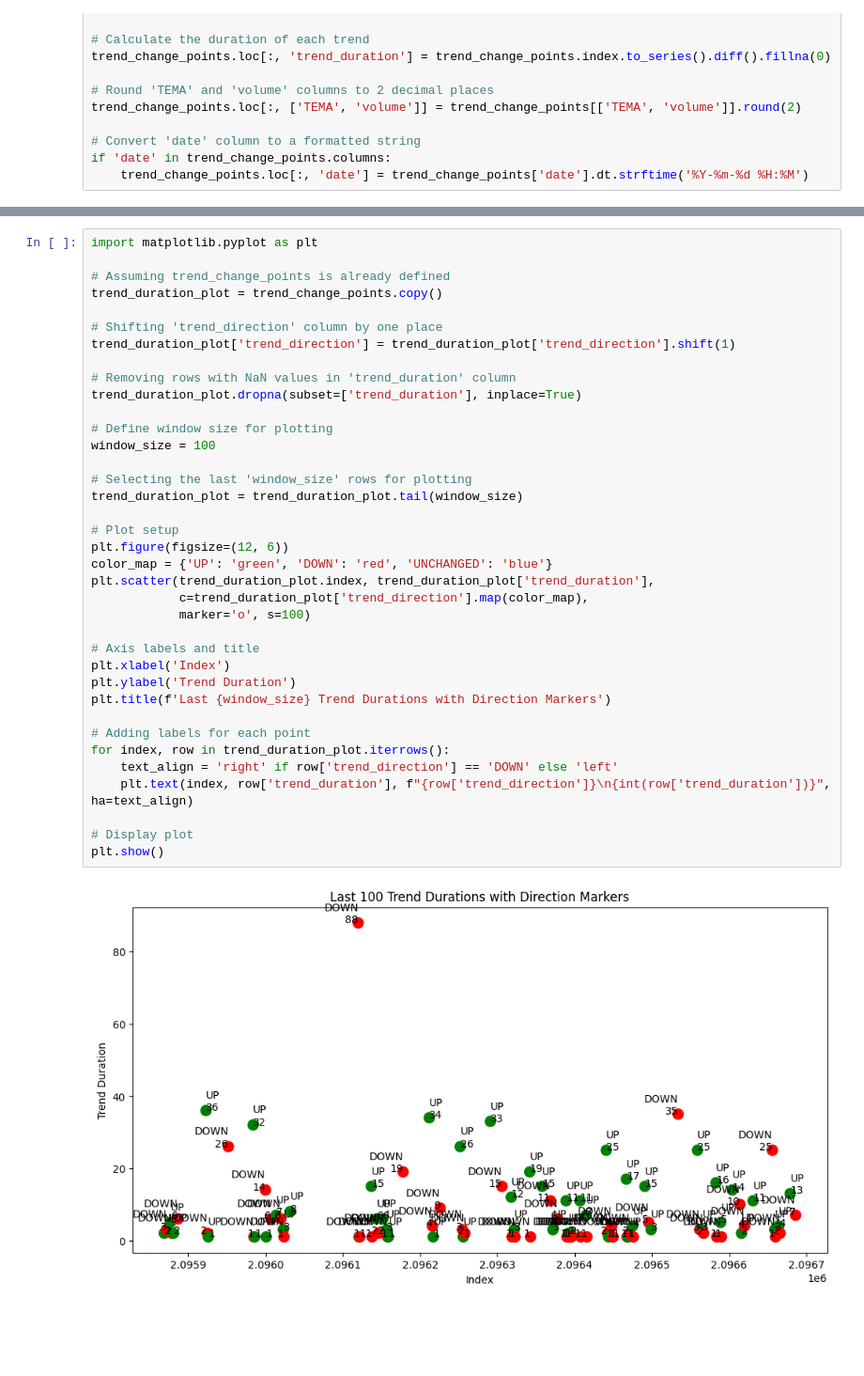
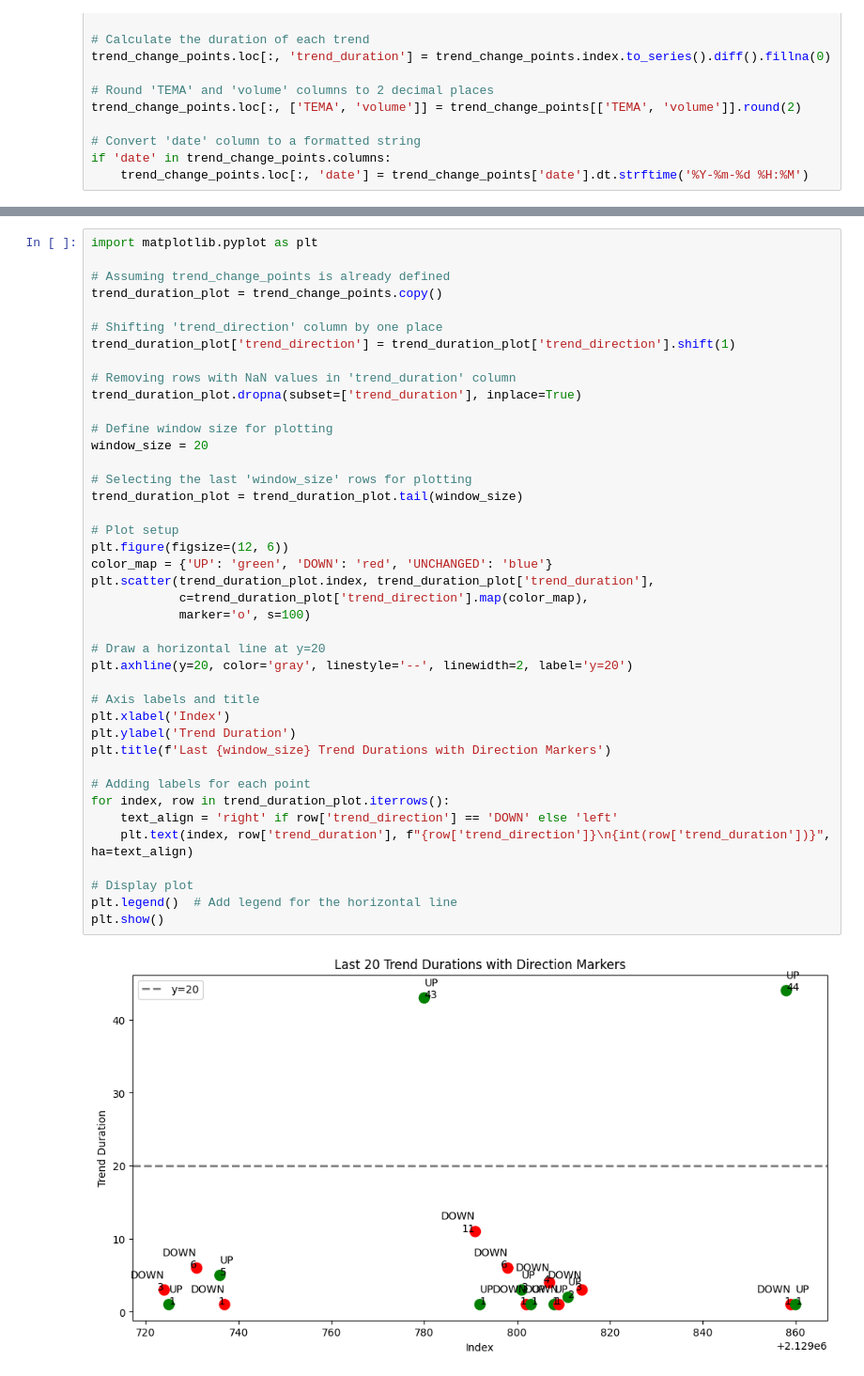
Before and after one commit to rainfrog123/stuff, a Jupyter notebook: freq/bot_2_ML_1m_bot/analyze_1m_data_TEMA_machine_learning.ipynb, the cells around one changed output, grey strips where cells are left out. Shown at 94% size. Cells and saved outputs as stored; diff of their text form; blank space fills up the shorter version.

```diff
--- a/freq/bot_2_ML_1m_bot/analyze_1m_data_TEMA_machine_learning.ipynb
+++ b/freq/bot_2_ML_1m_bot/analyze_1m_data_TEMA_machine_learning.ipynb
@@ -54,32 +54,36 @@ trend_duration_plot = trend_change_points.copy()
 trend_duration_plot['trend_direction'] = trend_duration_plot['trend_direction'].shift(1)
 
 # Removing rows with NaN values in 'trend_duration' column
 trend_duration_plot.dropna(subset=['trend_duration'], inplace=True)
 
 # Define window size for plotting
-window_size = 100
+window_size = 20
 
 # Selecting the last 'window_size' rows for plotting
 trend_duration_plot = trend_duration_plot.tail(window_size)
 
 # Plot setup
 plt.figure(figsize=(12, 6))
 color_map = {'UP': 'green', 'DOWN': 'red', 'UNCHANGED': 'blue'}
 plt.scatter(trend_duration_plot.index, trend_duration_plot['trend_duration'],
             c=trend_duration_plot['trend_direction'].map(color_map),
             marker='o', s=100)
+
+# Draw a horizontal line at y=20
+plt.axhline(y=20, color='gray', linestyle='--', linewidth=2, label='y=20')
 
 # Axis labels and title
 plt.xlabel('Index')
 plt.ylabel('Trend Duration')
 plt.title(f'Last {window_size} Trend Durations with Direction Markers')
 
 # Adding labels for each point
 for index, row in trend_duration_plot.iterrows():
     text_align = 'right' if row['trend_direction'] == 'DOWN' else 'left'
     plt.text(index, row['trend_duration'], f"{row['trend_direction']}\n{int(row['trend_duration'])}", ha=text_align)
 
 # Display plot
+plt.legend()  # Add legend for the horizontal line
 plt.show()
 # %% [output]
-[figure, old version]
+[figure, new version]
```
Also changed, not shown: parts of 1 cell of this notebook, 2 other files.
